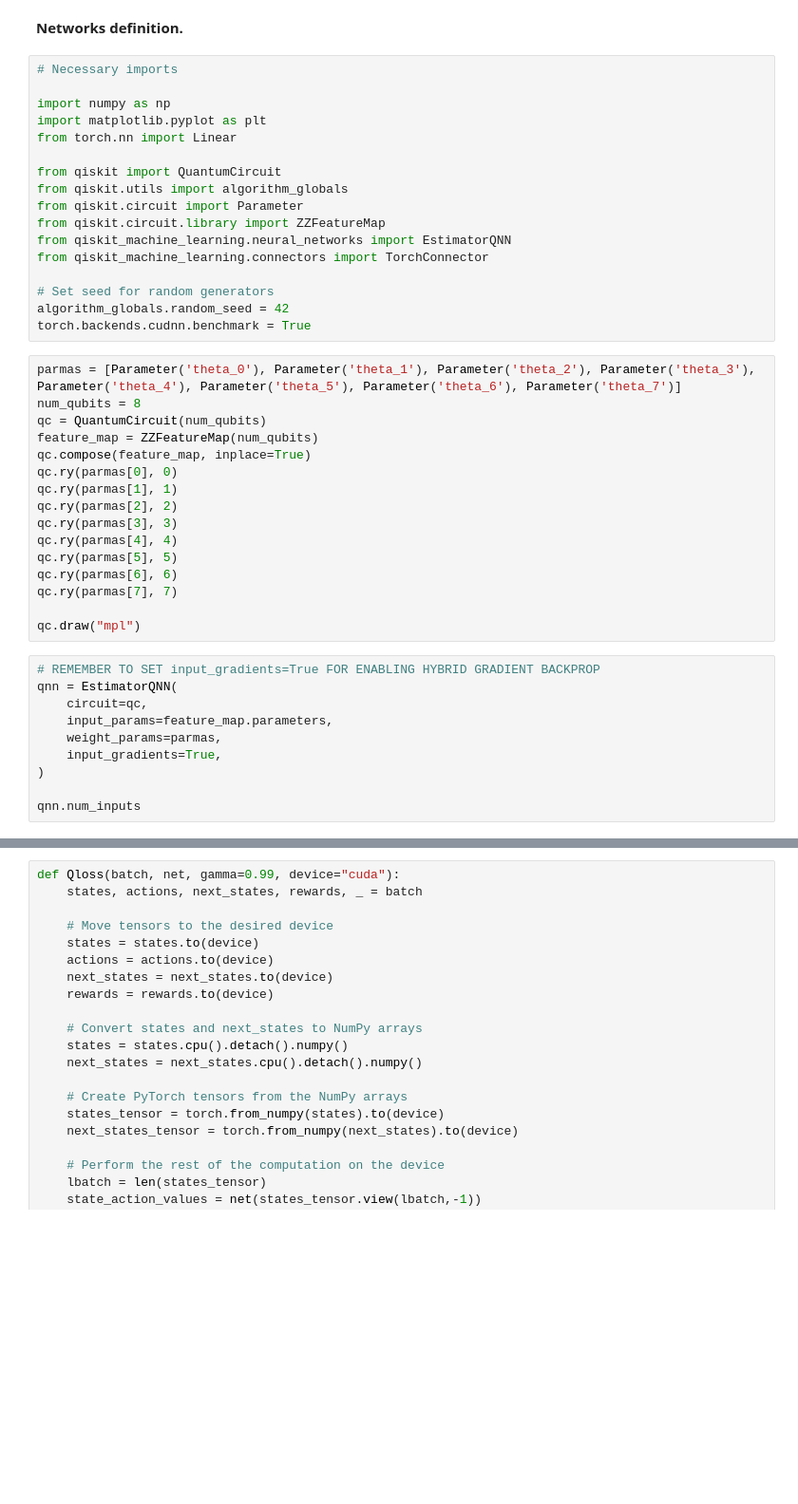
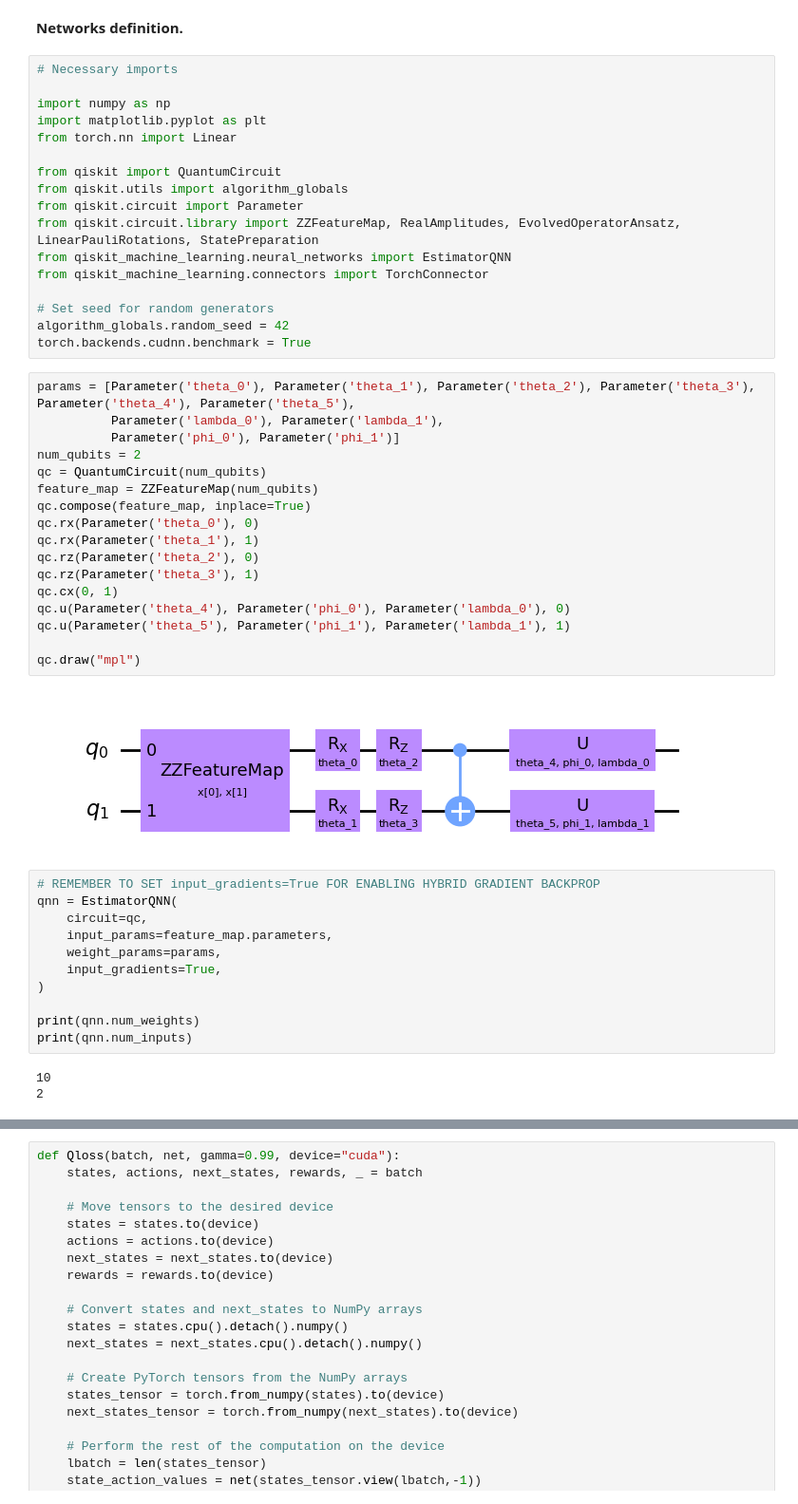
Before and after one commit to MarkCodering/Quantum-Maze-DQN, a Jupyter notebook: src/quantumDNN_v3.ipynb, the cells around one changed output, grey strips where cells are left out. Shown: that part at 95% size. Cells and saved outputs as stored; diff of their text form; blank space fills up the shorter version.

```diff
--- a/src/quantumDNN_v3.ipynb
+++ b/src/quantumDNN_v3.ipynb
@@ -52,7 +52,7 @@ from torch.nn import Linear
 from qiskit import QuantumCircuit
 from qiskit.utils import algorithm_globals
 from qiskit.circuit import Parameter
-from qiskit.circuit.library import ZZFeatureMap
+from qiskit.circuit.library import ZZFeatureMap, RealAmplitudes, EvolvedOperatorAnsatz, LinearPauliRotations, StatePreparation
 from qiskit_machine_learning.neural_networks import EstimatorQNN
 from qiskit_machine_learning.connectors import TorchConnector
 
@@ -60,30 +60,37 @@ from qiskit_machine_learning.connectors import TorchConnector
 algorithm_globals.random_seed = 42
 torch.backends.cudnn.benchmark = True
 # %%
-parmas = [Parameter('theta_0'), Parameter('theta_1'), Parameter('theta_2'), Parameter('theta_3'), Parameter('theta_4'), Parameter('theta_5'), Parameter('theta_6'), Parameter('theta_7')]
-num_qubits = 8
+params = [Parameter('theta_0'), Parameter('theta_1'), Parameter('theta_2'), Parameter('theta_3'), Parameter('theta_4'), Parameter('theta_5'),
+          Parameter('lambda_0'), Parameter('lambda_1'),
+          Parameter('phi_0'), Parameter('phi_1')]
+num_qubits = 2
 qc = QuantumCircuit(num_qubits)
 feature_map = ZZFeatureMap(num_qubits)
 qc.compose(feature_map, inplace=True)
-qc.ry(parmas[0], 0)
-qc.ry(parmas[1], 1)
-qc.ry(parmas[2], 2)
-qc.ry(parmas[3], 3)
-qc.ry(parmas[4], 4)
-qc.ry(parmas[5], 5)
-qc.ry(parmas[6], 6)
-qc.ry(parmas[7], 7)
+qc.rx(Parameter('theta_0'), 0)
+qc.rx(Parameter('theta_1'), 1)
+qc.rz(Parameter('theta_2'), 0)
+qc.rz(Parameter('theta_3'), 1)
+qc.cx(0, 1)
+qc.u(Parameter('theta_4'), Parameter('phi_0'), Parameter('lambda_0'), 0)
+qc.u(Parameter('theta_5'), Parameter('phi_1'), Parameter('lambda_1'), 1)
 
 qc.draw("mpl")
+# %% [output]
+[figure, added]
 # %%
 # REMEMBER TO SET input_gradients=True FOR ENABLING HYBRID GRADIENT BACKPROP
 qnn = EstimatorQNN(
     circuit=qc,
     input_params=feature_map.parameters,
-    weight_params=parmas,
+    weight_params=params,
     input_gradients=True,
 )
 
-qnn.num_inputs
+print(qnn.num_weights)
+print(qnn.num_inputs)
+# %% [output]
+10
+2
 # %%
 class fc_nn(nn.Module):
```
Also changed, not shown: parts of 9 cells of this notebook, 9 other files.
